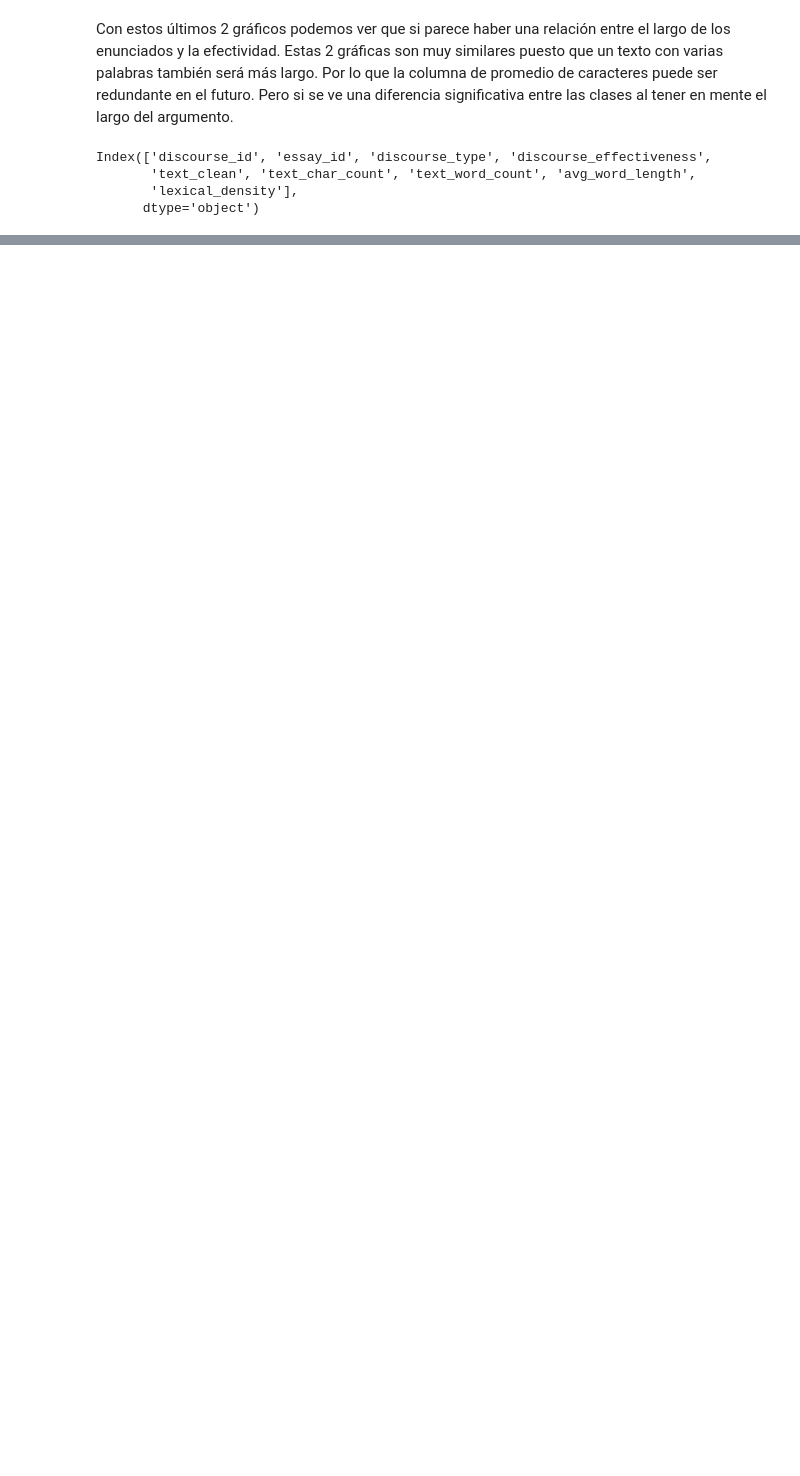
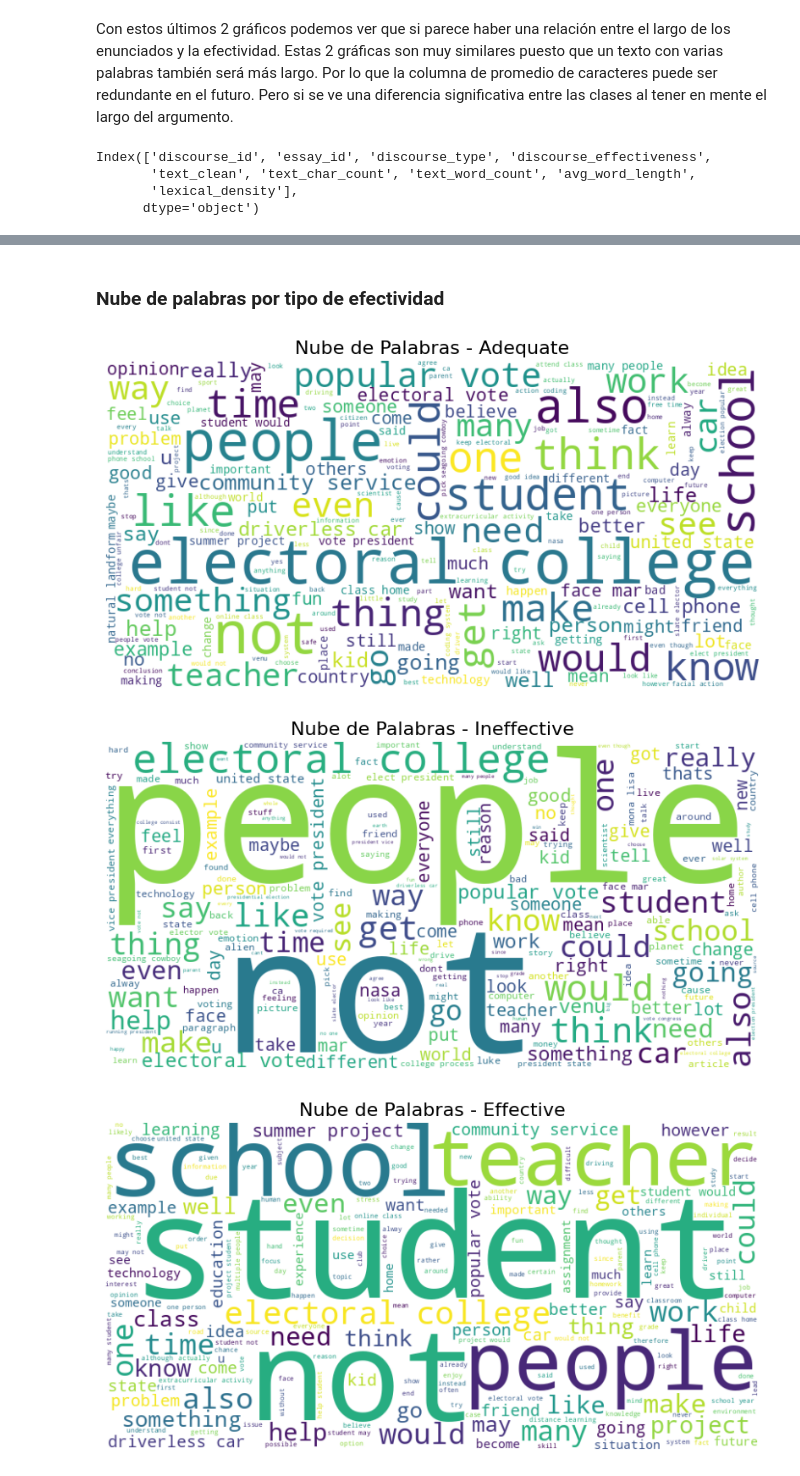
Before and after one commit to chuy-zip/PROYECTO2_DS, a Jupyter notebook: EDA.ipynb, the cells around one changed output, grey strips where cells are left out. Cells and saved outputs as stored; diff of their text form; code cells hidden in the pictures; blank space fills up the shorter version.

```diff
--- a/EDA.ipynb
+++ b/EDA.ipynb
@@ -246,0 +282,26 @@ Index(['discourse_id', 'essay_id', 'discourse_type', 'discourse_effectiveness',
+# %%
+from sklearn.feature_extraction.text import CountVectorizer
+
+def get_top_ngrams(corpus, ngram_range=(2,2), n=10):
+    # Convertir NaN a string vacío y asegurar que todo sea str
+    corpus = corpus.dropna().astype(str)
+
+    vec = CountVectorizer(ngram_range=ngram_range, stop_words='english').fit(corpus)
+    bag_of_words = vec.transform(corpus)
+    sum_words = bag_of_words.sum(axis=0)
+    words_freq = [(word, sum_words[0, idx]) for word, idx in vec.vocabulary_.items()]
+    words_freq = sorted(words_freq, key=lambda x: x[1], reverse=True)
+    return words_freq[:n]
+
+for eff in df['discourse_effectiveness'].unique():
+    subset = df[df['discourse_effectiveness'] == eff]
+
+    # BIGRAMAS
+    print("#---BIGRAMAS---#")
+    print(f"\nBigramas más comunes en {eff}:")
+    print(get_top_ngrams(subset['text_clean'], ngram_range=(2,2)))
+
+    # TRIGRAMAS
+    print("#---TRIGRAMAS---#")
+    print(f"\nTrigramas más comunes en {eff}:")
+    print(get_top_ngrams(subset['text_clean'], ngram_range=(3,3)))
@@ -246,0 +334,21 @@ Index(['discourse_id', 'essay_id', 'discourse_type', 'discourse_effectiveness',
+# %% [markdown]
+### Nube de palabras por tipo de efectividad
+# %%
+from wordcloud import WordCloud
+
+for eff in df['discourse_effectiveness'].unique():
+    subset = df[df['discourse_effectiveness'] == eff]
+    text = " ".join(subset['text_clean'].astype(str))
+
+    wordcloud = WordCloud(width=800, height=400, background_color="white",
+                          colormap="viridis", stopwords="english").generate(text)
+
+    plt.figure(figsize=(10,6))
+    plt.imshow(wordcloud, interpolation="bilinear")
+    plt.axis("off")
+    plt.title(f"Nube de Palabras - {eff}", fontsize=16)
+    plt.show()
+# %% [output]
+[figure, added]
+[figure, added]
+[figure, added]
```
Also changed, not shown: parts of 28 cells of this notebook.
